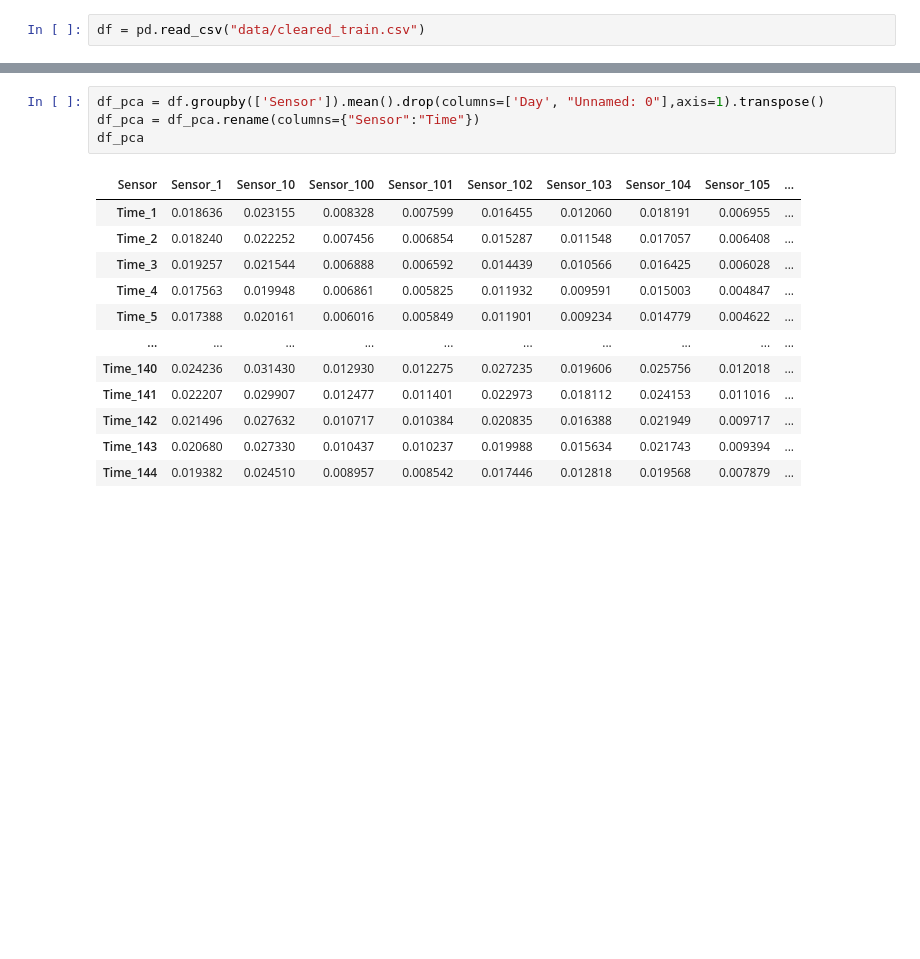
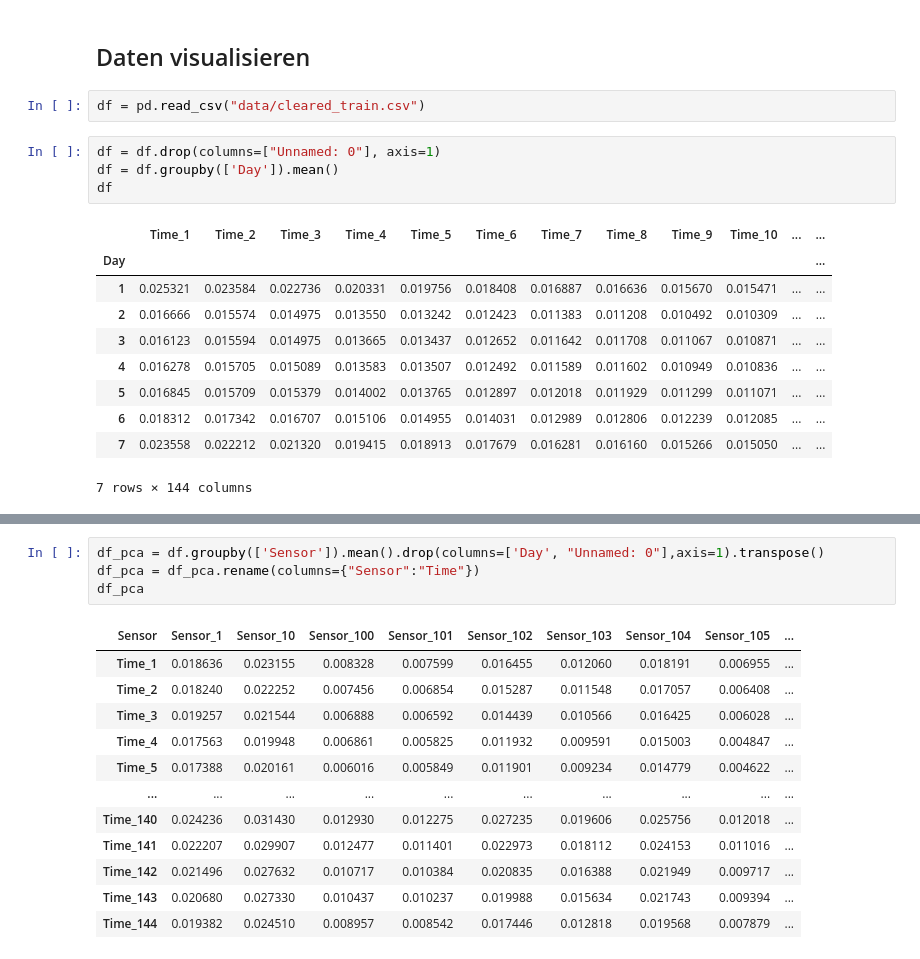
Before and after one commit to NICFRU/Advance-Machine-Learning, a Jupyter notebook: Bonus/Bonus 2/Bonus2.ipynb, the cells around one changed output, grey strips where cells are left out. Cells and saved outputs as stored; diff of their text form; blank space fills up the shorter version.

```diff
--- a/Bonus/Bonus 2/Bonus2.ipynb
+++ b/Bonus/Bonus 2/Bonus2.ipynb
@@ -10,2 +28,19 @@ import ast
+# %% [markdown]
+## Daten visualisieren
 # %%
 df = pd.read_csv("data/cleared_train.csv")
+# %%
+df = df.drop(columns=["Unnamed: 0"], axis=1)
+df = df.groupby(['Day']).mean()
+df
+# %% [output]
+|  | Time_1 | Time_2 | Time_3 | Time_4 | Time_5 | Time_6 | Time_7 | Time_8 | Time_9 | Time_10 | ... | ... |
+| Day |  |  |  |  |  |  |  |  |  |  |  | ... |
+| 1 | 0.025321 | 0.023584 | 0.022736 | 0.020331 | 0.019756 | 0.018408 | 0.016887 | 0.016636 | 0.015670 | 0.015471 | ... | ... |
+| 2 | 0.016666 | 0.015574 | 0.014975 | 0.013550 | 0.013242 | 0.012423 | 0.011383 | 0.011208 | 0.010492 | 0.010309 | ... | ... |
+| 3 | 0.016123 | 0.015594 | 0.014975 | 0.013665 | 0.013437 | 0.012652 | 0.011642 | 0.011708 | 0.011067 | 0.010871 | ... | ... |
+| 4 | 0.016278 | 0.015705 | 0.015089 | 0.013583 | 0.013507 | 0.012492 | 0.011589 | 0.011602 | 0.010949 | 0.010836 | ... | ... |
+| 5 | 0.016845 | 0.015709 | 0.015379 | 0.014002 | 0.013765 | 0.012897 | 0.012018 | 0.011929 | 0.011299 | 0.011071 | ... | ... |
+| 6 | 0.018312 | 0.017342 | 0.016707 | 0.015106 | 0.014955 | 0.014031 | 0.012989 | 0.012806 | 0.012239 | 0.012085 | ... | ... |
+| 7 | 0.023558 | 0.022212 | 0.021320 | 0.019415 | 0.018913 | 0.017679 | 0.016281 | 0.016160 | 0.015266 | 0.015050 | ... | ... |
+7 rows × 144 columns
```
Also changed, not shown: parts of 13 cells of this notebook.
